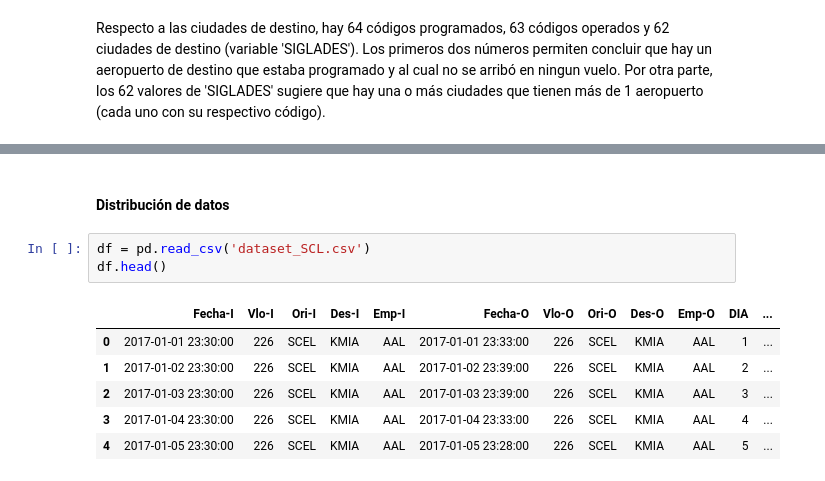
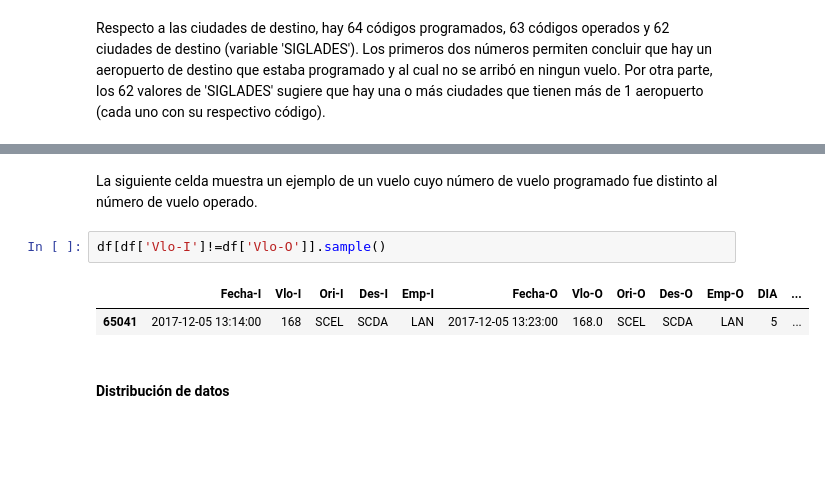
Before and after one commit to sebalopsa/latam-challenge, a Jupyter notebook: solution.ipynb, the cells around one changed output, grey strips where cells are left out. Cells and saved outputs as stored; diff of their text form; blank space fills up the shorter version.

```diff
--- a/solution.ipynb
+++ b/solution.ipynb
@@ -80,12 +99,9 @@ print(len(df['SIGLADES'].unique()))
+# %% [markdown]
+La siguiente celda muestra un ejemplo de un vuelo cuyo número de vuelo programado fue distinto al número de vuelo operado.
+# %%
+df[df['Vlo-I']!=df['Vlo-O']].sample()
+# %% [output]
+|  | Fecha-I | Vlo-I | Ori-I | Des-I | Emp-I | Fecha-O | Vlo-O | Ori-O | Des-O | Emp-O | DIA | ... |
+| 65041 | 2017-12-05 13:14:00 | 168 | SCEL | SCDA | LAN | 2017-12-05 13:23:00 | 168.0 | SCEL | SCDA | LAN | 5 | ... |
 # %% [markdown]
 #### Distribución de datos
-# %%
-df = pd.read_csv('dataset_SCL.csv')
-df.head()
-# %% [output]
-|  | Fecha-I | Vlo-I | Ori-I | Des-I | Emp-I | Fecha-O | Vlo-O | Ori-O | Des-O | Emp-O | DIA | ... |
-| 0 | 2017-01-01 23:30:00 | 226 | SCEL | KMIA | AAL | 2017-01-01 23:33:00 | 226 | SCEL | KMIA | AAL | 1 | ... |
-| 1 | 2017-01-02 23:30:00 | 226 | SCEL | KMIA | AAL | 2017-01-02 23:39:00 | 226 | SCEL | KMIA | AAL | 2 | ... |
-| 2 | 2017-01-03 23:30:00 | 226 | SCEL | KMIA | AAL | 2017-01-03 23:39:00 | 226 | SCEL | KMIA | AAL | 3 | ... |
-| 3 | 2017-01-04 23:30:00 | 226 | SCEL | KMIA | AAL | 2017-01-04 23:33:00 | 226 | SCEL | KMIA | AAL | 4 | ... |
-| 4 | 2017-01-05 23:30:00 | 226 | SCEL | KMIA | AAL | 2017-01-05 23:28:00 | 226 | SCEL | KMIA | AAL | 5 | ... |
```
Also changed, not shown: parts of 27 cells of this notebook, 1 other file.
